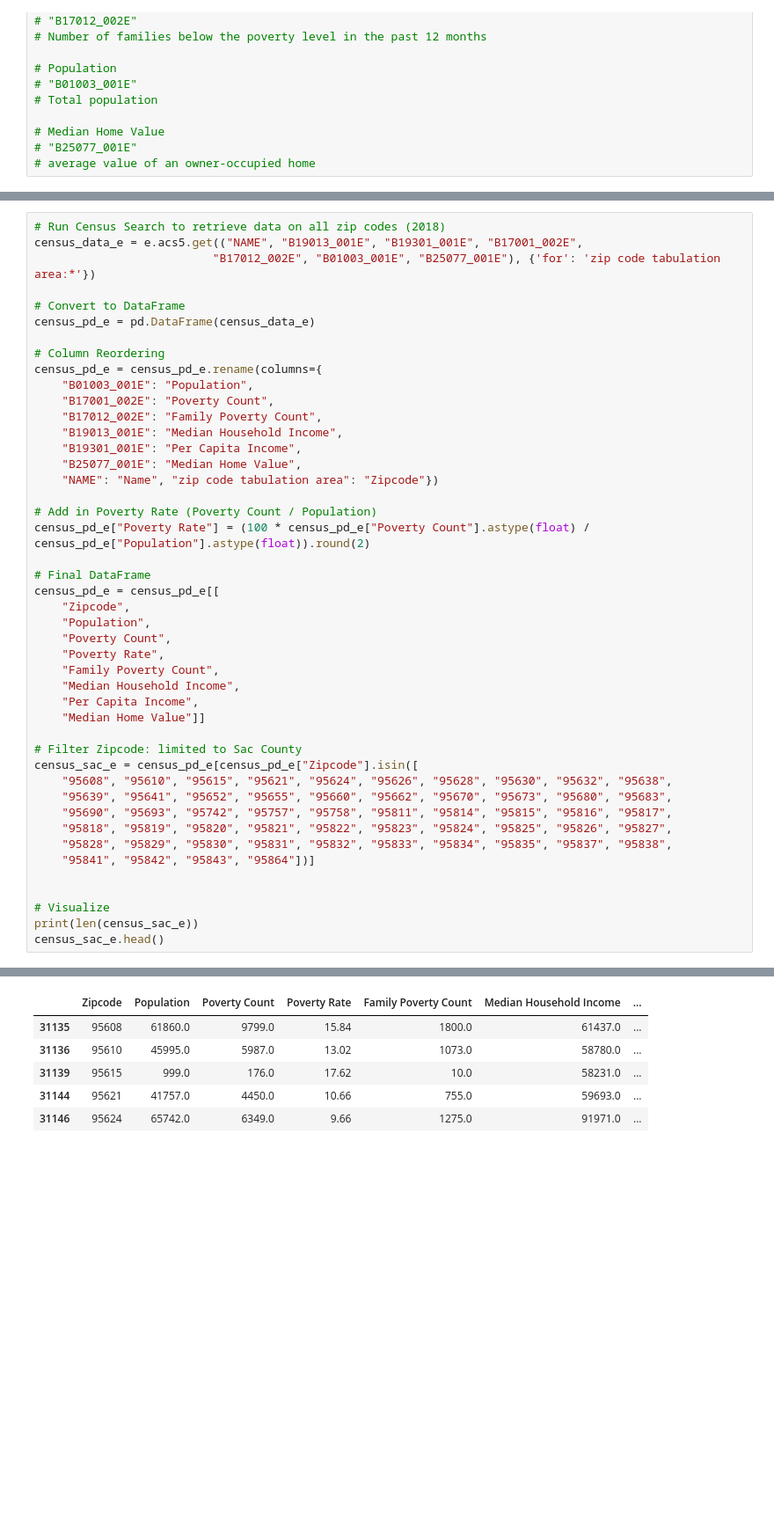
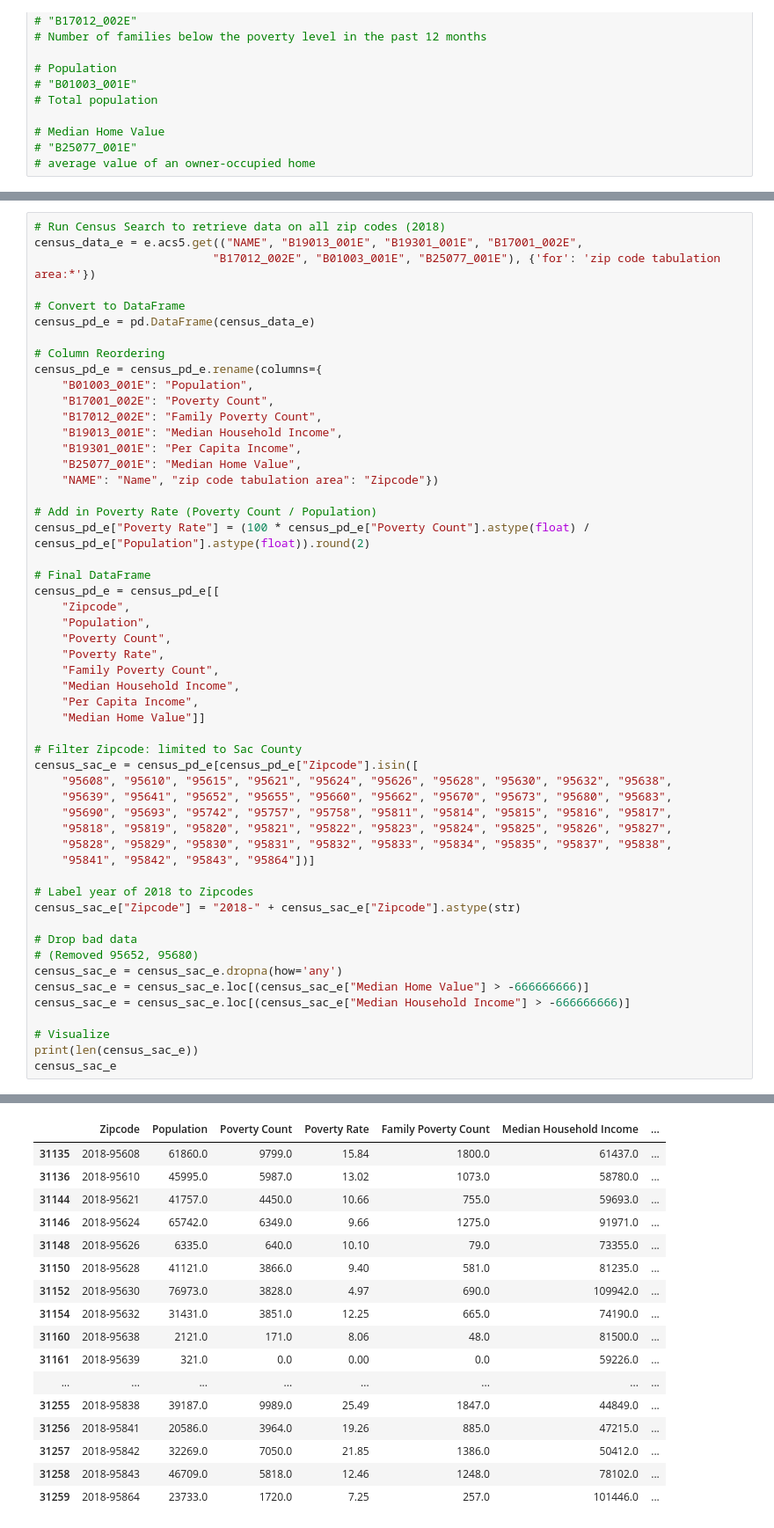
Before and after one commit to sean-galloway/Crime_and_Poverty, a Jupyter notebook: census2014.ipynb, the cells around one changed output, grey strips where cells are left out. Shown at 88% size. Cells and saved outputs as stored; diff of their text form; blank space fills up the shorter version.

Commit message:
cleaned data, generated csv, need to revisit 2014 and 2015

```diff
--- a/census2014.ipynb
+++ b/census2014.ipynb
@@ -290,8 +322,16 @@ census_sac_e = census_pd_e[census_pd_e["Zipcode"].isin([
     "95828", "95829", "95830", "95831", "95832", "95833", "95834", "95835", "95837", "95838",
     "95841", "95842", "95843", "95864"])]
 
+# Label year of 2018 to Zipcodes
+census_sac_e["Zipcode"] = "2018-" + census_sac_e["Zipcode"].astype(str)
+
+# Drop bad data
+# (Removed 95652, 95680)
+census_sac_e = census_sac_e.dropna(how='any')
+census_sac_e = census_sac_e.loc[(census_sac_e["Median Home Value"] > -666666666)]
+census_sac_e = census_sac_e.loc[(census_sac_e["Median Household Income"] > -666666666)]
 
 # Visualize
 print(len(census_sac_e))
-census_sac_e.head()
+census_sac_e
 # %% [output]
@@ -299,6 +339,17 @@ census_sac_e.head()
 |  | Zipcode | Population | Poverty Count | Poverty Rate | Family Poverty Count | Median Household Income | ... |
-| 31135 | 95608 | 61860.0 | 9799.0 | 15.84 | 1800.0 | 61437.0 | ... |
-| 31136 | 95610 | 45995.0 | 5987.0 | 13.02 | 1073.0 | 58780.0 | ... |
-| 31139 | 95615 | 999.0 | 176.0 | 17.62 | 10.0 | 58231.0 | ... |
-| 31144 | 95621 | 41757.0 | 4450.0 | 10.66 | 755.0 | 59693.0 | ... |
-| 31146 | 95624 | 65742.0 | 6349.0 | 9.66 | 1275.0 | 91971.0 | ... |
+| 31135 | 2018-95608 | 61860.0 | 9799.0 | 15.84 | 1800.0 | 61437.0 | ... |
+| 31136 | 2018-95610 | 45995.0 | 5987.0 | 13.02 | 1073.0 | 58780.0 | ... |
+| 31144 | 2018-95621 | 41757.0 | 4450.0 | 10.66 | 755.0 | 59693.0 | ... |
+| 31146 | 2018-95624 | 65742.0 | 6349.0 | 9.66 | 1275.0 | 91971.0 | ... |
+| 31148 | 2018-95626 | 6335.0 | 640.0 | 10.10 | 79.0 | 73355.0 | ... |
+| 31150 | 2018-95628 | 41121.0 | 3866.0 | 9.40 | 581.0 | 81235.0 | ... |
+| 31152 | 2018-95630 | 76973.0 | 3828.0 | 4.97 | 690.0 | 109942.0 | ... |
+| 31154 | 2018-95632 | 31431.0 | 3851.0 | 12.25 | 665.0 | 74190.0 | ... |
+| 31160 | 2018-95638 | 2121.0 | 171.0 | 8.06 | 48.0 | 81500.0 | ... |
+| 31161 | 2018-95639 | 321.0 | 0.0 | 0.00 | 0.0 | 59226.0 | ... |
+| ... | ... | ... | ... | ... | ... | ... | ... |
+| 31255 | 2018-95838 | 39187.0 | 9989.0 | 25.49 | 1847.0 | 44849.0 | ... |
+| 31256 | 2018-95841 | 20586.0 | 3964.0 | 19.26 | 885.0 | 47215.0 | ... |
+| 31257 | 2018-95842 | 32269.0 | 7050.0 | 21.85 | 1386.0 | 50412.0 | ... |
+| 31258 | 2018-95843 | 46709.0 | 5818.0 | 12.46 | 1248.0 | 78102.0 | ... |
+| 31259 | 2018-95864 | 23733.0 | 1720.0 | 7.25 | 257.0 | 101446.0 | ... |
```
Also changed, not shown: parts of 9 cells of this notebook, 1 other file.
